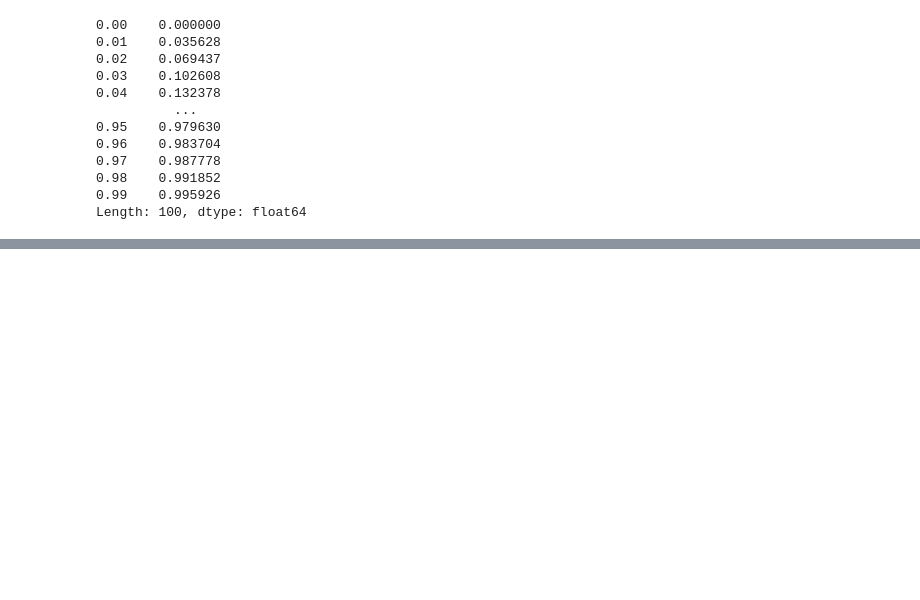
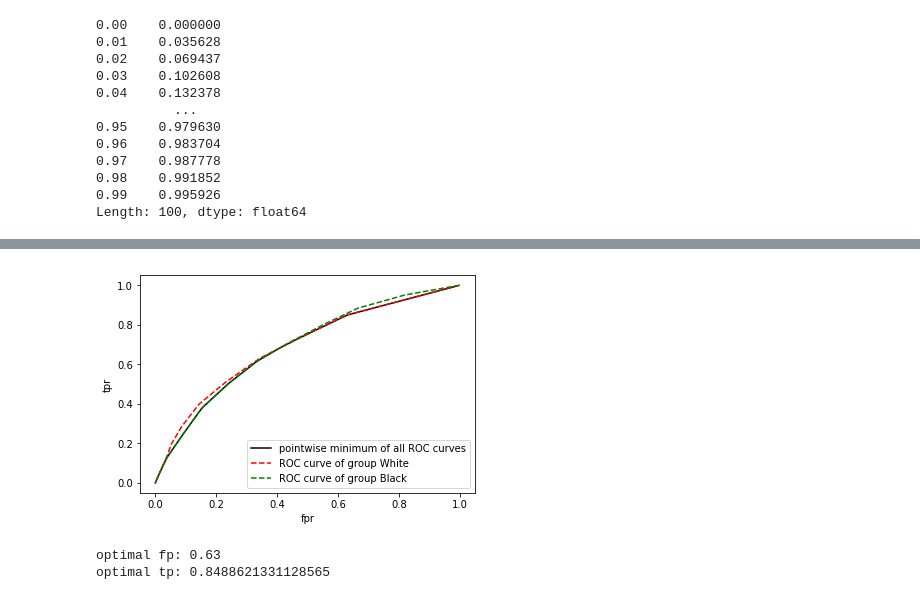
Before and after one commit to nrajanee/ExperimentsforEqOdsNondecreasingCondProbsPaper, a Jupyter notebook: explore_plot_data_compas.ipynb, the cells around one changed output, grey strips where cells are left out. Drawn from its saved outputs; the diff is of its cells as text; code cells hidden in the pictures; blank space fills up the shorter version.

```diff
--- a/explore_plot_data_compas.ipynb
+++ b/explore_plot_data_compas.ipynb
@@ -9,5 +14,8 @@ recid_w_b_df = get_recid_compas_df()
 fpr_df, tpr_df = get_compas_fpr_tpr(recid_w_b_df)
 
 data_fpr_Black = fpr_df['Black']
-print(data_fpr_Black)
+data_tpr_Black = tpr_df['Black']
+
+data_fpr_White = fpr_df['White']
+data_tpr_White = tpr_df['White']
 # %%
@@ -81,0 +84,20 @@ Name: Black, dtype: object
+# %%
+plt.plot(eq_fpr,min_tpr,'k',label='pointwise minimum of all ROC curves')
+plt.plot(data_fpr_White, data_tpr_White,'--r',label='ROC curve of group White')
+plt.plot(data_fpr_Black,data_tpr_Black,'--g',label='ROC curve of group Black')
+
+plt.legend()
+plt.xlabel('fpr')
+plt.ylabel('tpr')
+plt.show()
+# %% [output]
+[figure, added]
+# %%
+#Showing opt for a particular loss function ration
+loss_fn,loss_fp = 0.3,0.2 #cost of a non-defaulter not getting a loan, cost of a defaulter getting a loan
+opt_fp, opt_tp = get_optimal_fp_tp(loss_fn,loss_fp,pointwise_min_df,eq_fpr)
+print('optimal fp:', opt_fp)
+print('optimal tp:', opt_tp)
+# %% [output]
+optimal fp: 0.63
+optimal tp: 0.8488621331128565
```
Also changed, not shown: parts of 6 cells of this notebook, 1 other file.
